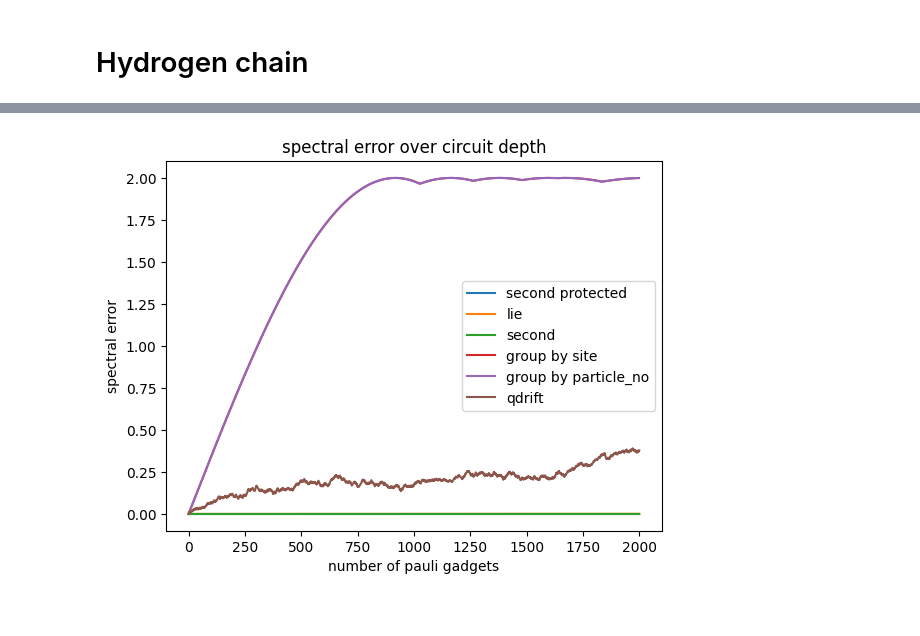
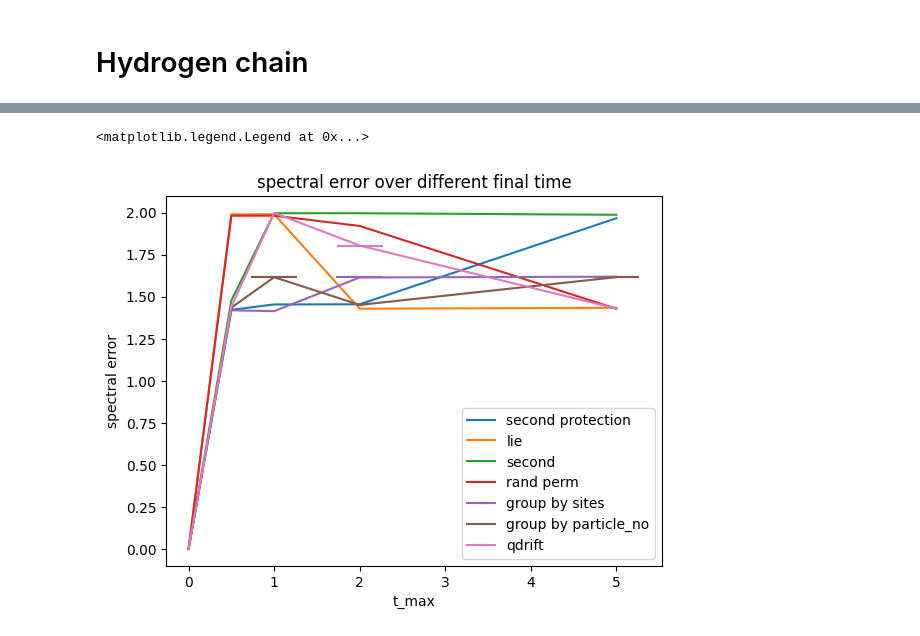
Before and after one commit to AprilSweettooth/Hamiltonian-Decomposition, a Jupyter notebook: Benchmarking_Hchain_spec.ipynb, the cells around one changed output, grey strips where cells are left out. Saved outputs shown, nothing was run; the diff lists cells and outputs as text; code cells hidden in the pictures.

```diff
--- a/Benchmarking_Hchain_spec.ipynb
+++ b/Benchmarking_Hchain_spec.ipynb
@@ -85,13 +101,13 @@ U2,secdepth = drift_time_evolution.trotter(order=2)
 # %%
-gen_sys_param(n=n_qubits)
-drift_time_evolution = AlgorithmHamSimqDrift(initial_state_circ,max_part_group,max_coeff,t_max,n_qdrift_steps, seg)
+gen_sys_param(n=n_qubits,sample_steps=secdepth[-1])
+drift_time_evolution = AlgorithmHamSimqDrift(initial_state_circ,max_part_group,max_coeff,t_max,n_qdrift_steps,seg,M=3)
 Um,sm,mdepth = drift_time_evolution.Drift_exp(depth=secdepth[-1])
 # %%
 gen_sys_param(n=n_qubits)
-drift_time_evolution = AlgorithmHamSimqDrift(initial_state_circ,[number_op,hopping_op],[number_co,hopping_co],t_max,n_qdrift_steps, seg)
-Ug,sg,gdepth = drift_time_evolution.Drift_exp(depth=secdepth[-1])
+drift_time_evolution = AlgorithmHamSimqDrift(initial_state_circ,[number_op,hopping_op,coulomb_op,no_excitation_op,double_excitation_op],[number_co,hopping_co,coulomb_co,no_excitation_co,double_excitation_co],t_max,n_qdrift_steps,seg,M=3)
+Ug,sg,gdepth = drift_time_evolution.Drift_exp(depth=secdepth[-1],abs_coeff=True)
 # %%
 gen_sys_param(n=n_qubits,sample_steps=secdepth[-1])
-drift_time_evolution_parity = AlgorithmHamSimqDrift(initial_state_circ,[[h] for h in number_op+hopping_op],[[c] for c in number_co+hopping_co],t_max,n_qdrift_steps,seg)
+drift_time_evolution_parity = AlgorithmHamSimqDrift(initial_state_circ,[[h] for h in number_op+hopping_op+coulomb_op+no_excitation_op+double_excitation_op],[[c] for c in number_co+hopping_co+coulomb_co+no_excitation_co+double_excitation_co],t_max,n_qdrift_steps,seg,M=3)
 Uq,sq,qdepth = drift_time_evolution_parity.Drift_exp(depth=secdepth[-1])
 # %%
@@ -109,7 +117,27 @@ labels = ['second protected','lie','second','group by site','group by particle_n
 # %%
 gen_sys_param(n=n_qubits,sample_steps=ldepth[-1])
 Uexc = U_exc(drift_time_evolution.circuit.get_unitary(),n_qdrift_steps,t_max, H_matrix)
-# %%
-compare_spectral_error(depth,U,Uexc,labels)
-# %% [output]
-[figure, removed]
+# %%
+u2p = extract_U_at_t(t_list,U2p,secdepth)
+ut = extract_U_at_t(t_list,Ut,ldepth)
+u2 = extract_U_at_t(t_list,U2,secdepth)
+urp = extract_U_at_t(t_list,Urp,rpdepth)
+uexc = extract_U_at_t(t_list,Uexc,np.arange(secdepth[-1]))
+m_mean,m_std = Monte_Carlo_ave(t_list,Um,mdepth,uexc,M=3)
+g_mean,g_std = Monte_Carlo_ave(t_list,Ug,gdepth,uexc,M=3)
+q_mean,q_std = Monte_Carlo_ave(t_list,Uq,qdepth,uexc,M=3)
+# %%
+plt.plot([0]+t_list,[np.abs(linalg.eig(u - u_exc)[0]).max() for u,u_exc in zip(u2p,uexc)],label='second protection')
+plt.plot([0]+t_list,[np.abs(linalg.eig(u - u_exc)[0]).max() for u,u_exc in zip(ut,uexc)],label='lie')
+plt.plot([0]+t_list,[np.abs(linalg.eig(u - u_exc)[0]).max() for u,u_exc in zip(u2,uexc)],label='second')
+plt.plot([0]+t_list,[np.abs(linalg.eig(u - u_exc)[0]).max() for u,u_exc in zip(urp,uexc)],label='rand perm')
+plt.errorbar([0]+t_list,m_mean ,xerr=m_std, label='group by sites')
+plt.errorbar([0]+t_list,g_mean ,xerr=g_std, label='group by particle_no')
+plt.errorbar([0]+t_list,q_mean ,xerr=q_std, label='qdrift')
+plt.title('spectral error over different final time')
+plt.xlabel('t_max')
+plt.ylabel('spectral error')
+plt.legend()
+# %% [output]
+<matplotlib.legend.Legend at 0x...>
+[figure, added]
```
Also changed, not shown: parts of 9 cells of this notebook, 12 other files.
